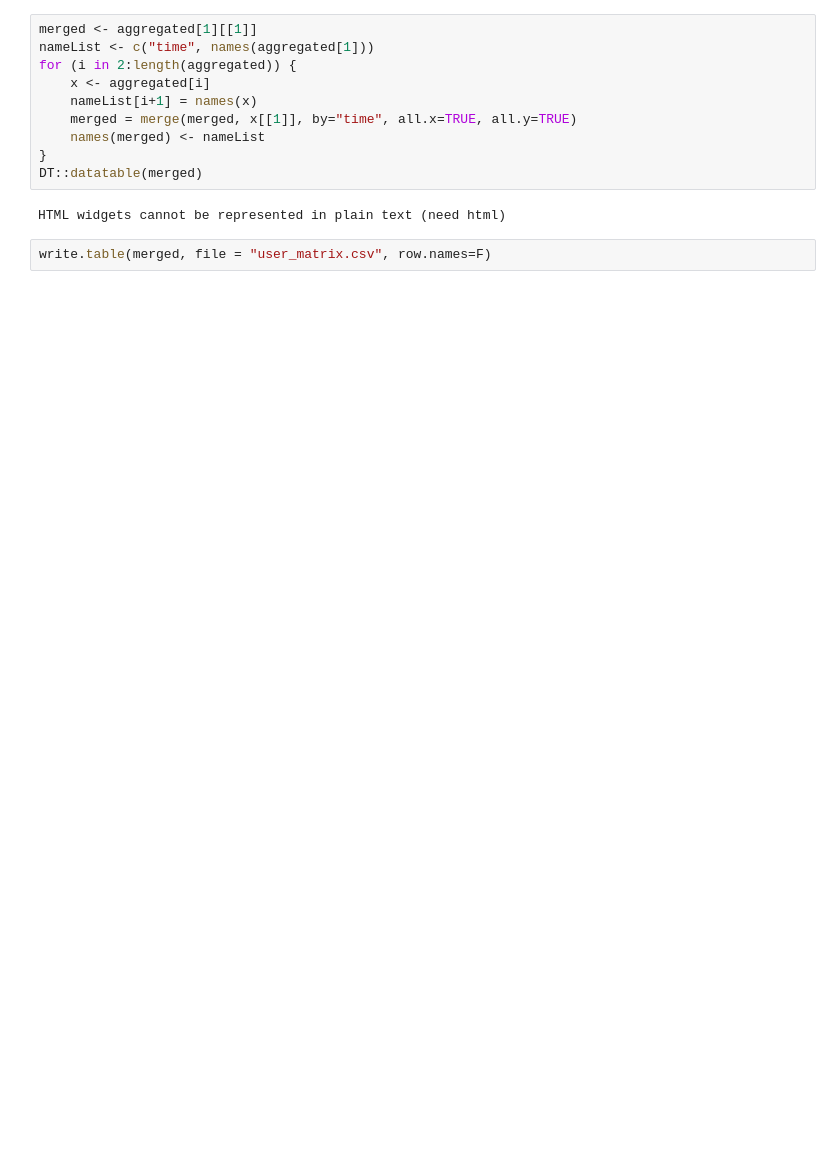
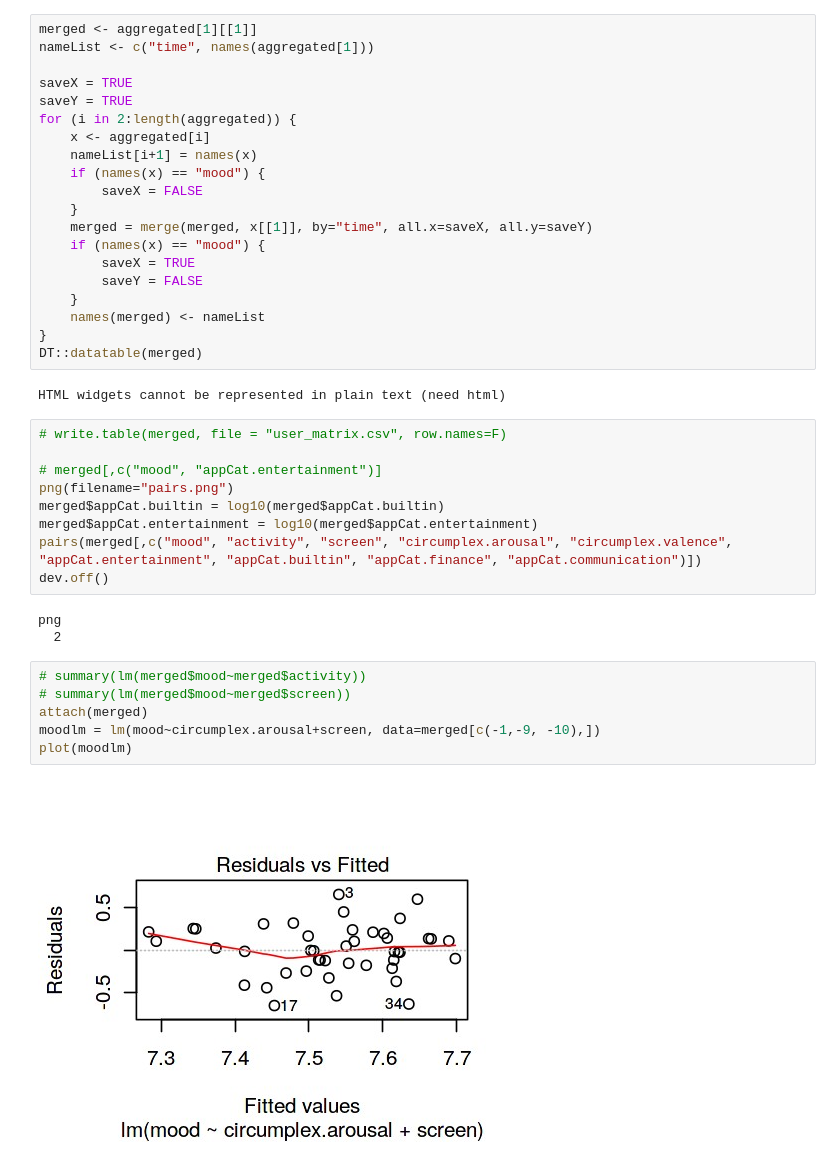
Before and after one commit to cjidboon94/DataMiningTechniques2018, a Jupyter notebook: Ass1/exploratoryR.ipynb, the cells around one changed output. Cells and saved outputs as stored; diff of their text form; blank space fills up the shorter version.

```diff
--- a/Ass1/exploratoryR.ipynb
+++ b/Ass1/exploratoryR.ipynb
@@ -192,14 +230,42 @@ names(aggregated[1])
 # %%
 merged <- aggregated[1][[1]]
 nameList <- c("time", names(aggregated[1]))
+
+saveX = TRUE
+saveY = TRUE
 for (i in 2:length(aggregated)) {
     x <- aggregated[i]
     nameList[i+1] = names(x)
-    merged = merge(merged, x[[1]], by="time", all.x=TRUE, all.y=TRUE)
+    if (names(x) == "mood") {
+        saveX = FALSE
+    }
+    merged = merge(merged, x[[1]], by="time", all.x=saveX, all.y=saveY)
+    if (names(x) == "mood") {
+        saveX = TRUE
+        saveY = FALSE
+    }
     names(merged) <- nameList
 }
 DT::datatable(merged)
 # %% [output]
 HTML widgets cannot be represented in plain text (need html)
-# %%
-write.table(merged, file = "user_matrix.csv", row.names=F)
+# %%
+# write.table(merged, file = "user_matrix.csv", row.names=F)
+
+# merged[,c("mood", "appCat.entertainment")]
+png(filename="pairs.png")
+merged$appCat.builtin = log10(merged$appCat.builtin)
+merged$appCat.entertainment = log10(merged$appCat.entertainment)
+pairs(merged[,c("mood", "activity", "screen", "circumplex.arousal", "circumplex.valence", "appCat.entertainment", "appCat.builtin", "appCat.finance", "appCat.communication")])
+dev.off()
+# %% [output]
+png
+  2
+# %%
+# summary(lm(merged$mood~merged$activity))
+# summary(lm(merged$mood~merged$screen))
+attach(merged)
+moodlm = lm(mood~circumplex.arousal+screen, data=merged[c(-1,-9, -10),])
+plot(moodlm)
+# %% [output]
+[figure, added]
```
Also changed, not shown: parts of 12 cells of this notebook, 3 other files.
